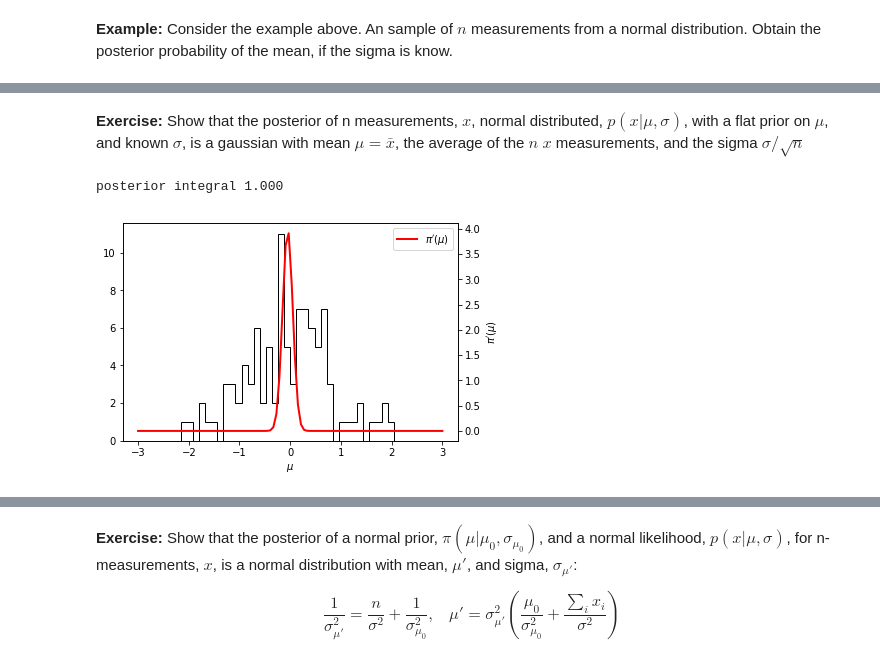
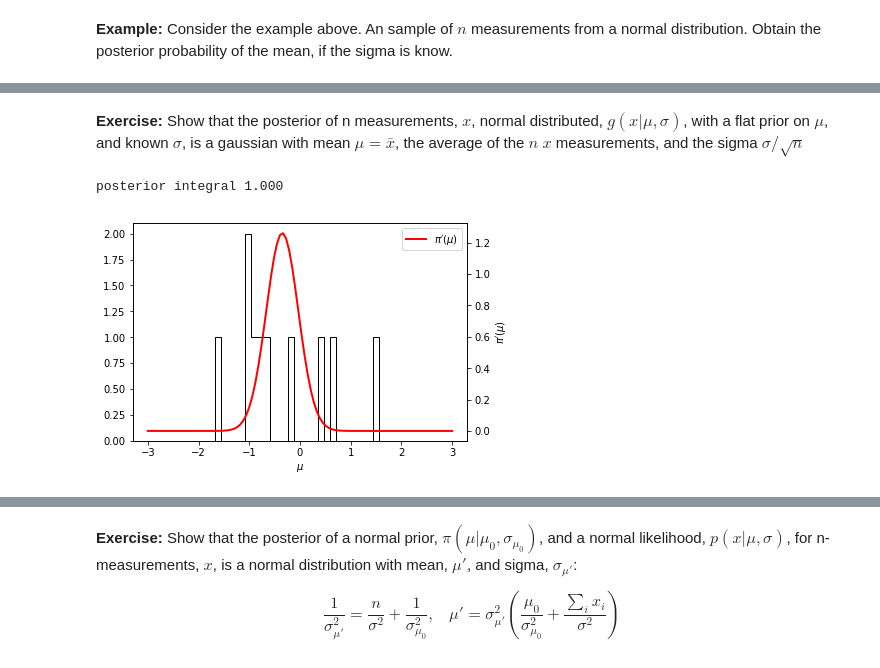
Before and after one commit to jahernando/USC-TA, a Jupyter notebook: ta_basic_concepts.ipynb, the cells around one changed output, grey strips where cells are left out. Cells and saved outputs as stored; diff of their text form; code cells hidden in the pictures.

```diff
--- a/ta_basic_concepts.ipynb
+++ b/ta_basic_concepts.ipynb
@@ -326,10 +456,13 @@ $$
 # %% [markdown]
-**Exercise:** Show that the posterior of n measurements, $x$, normal distributed, $p(x | \mu, \sigma)$, with a flat prior on $\mu$, and known $\sigma$, is a gaussian with mean $\mu = \bar{x}$, the average of the $n$ $x$ measurements, and the sigma $\sigma/\sqrt{n}$
+
+**Exercise:** Show that the posterior of n measurements, $x$, normal distributed, $g(x | \mu, \sigma)$, with a flat prior on $\mu$, and known $\sigma$, is a gaussian with mean $\mu = \bar{x}$, the average of the $n$ $x$ measurements, and the sigma $\sigma/\sqrt{n}$
-# %%
-htexam.normal_posterior(xs);
-# %% [output]
-posterior integral 1.000
-[figure, removed]
+# %%
+nsize = 10
+xs = stats.norm(0., 1.).rvs(nsize)
+htexam.normal_posterior(xs);
+# %% [output]
+posterior integral 1.000
+[figure, added]
 # %%
 nsize = 10
 xs    = stats.norm(0., 1.).rvs(nsize)
```
Also changed, not shown: parts of 59 cells of this notebook, 2 other files.
